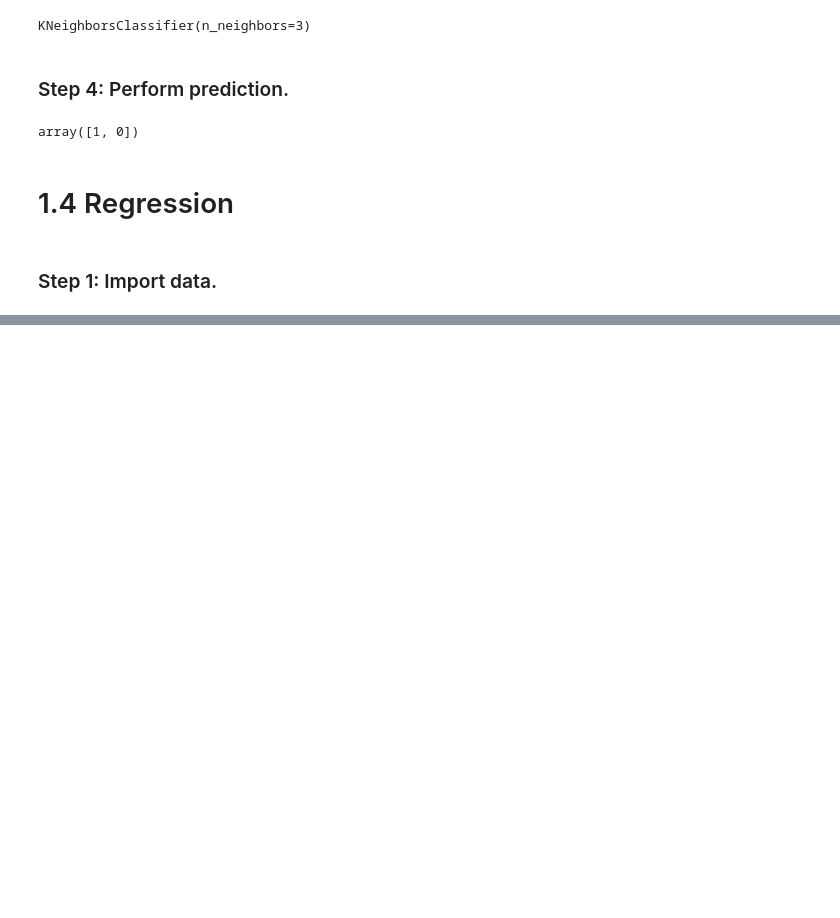
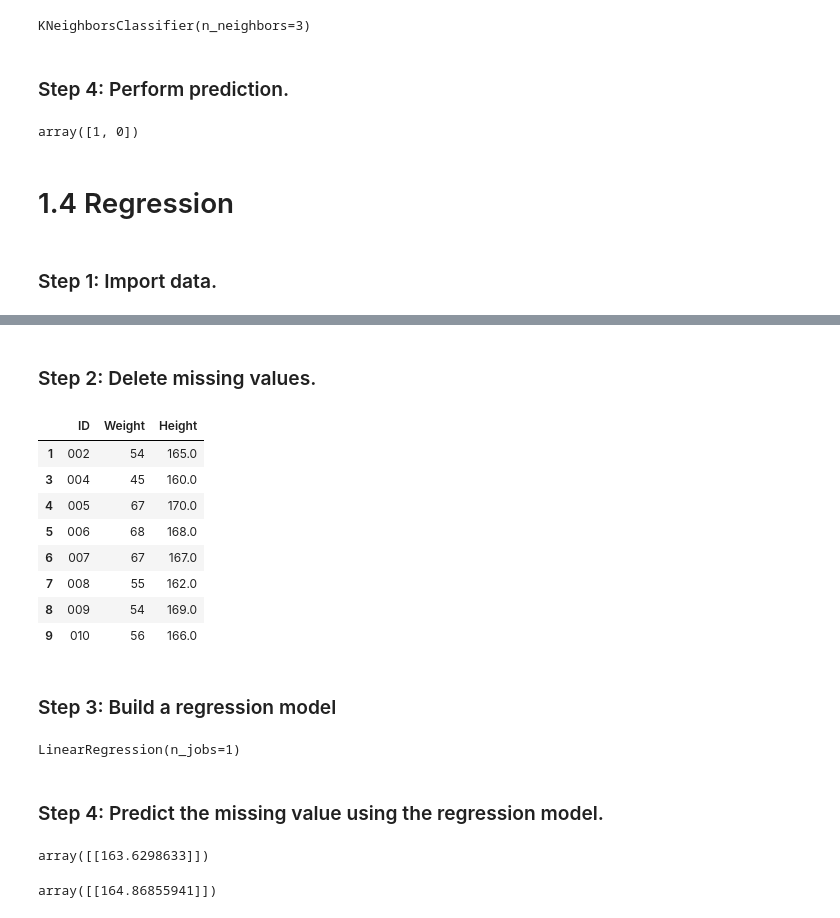
Before and after one commit to Temiloluwa-Oloye/Missing-Value-Processing, a Jupyter notebook: missing_value_processing.ipynb, the cells around one changed output, grey strips where cells are left out. Drawn from its saved outputs; the diff is of its cells as text; code cells hidden in the pictures; blank space fills up the shorter version.

```diff
--- a/missing_value_processing.ipynb
+++ b/missing_value_processing.ipynb
@@ -446,0 +469,36 @@ array([1, 0])
+# %% [markdown]
+### Step 2: Delete missing values. ###
+# %%
+sInfonew = sInfo.dropna(how='any', inplace=False)
+sInfonew
+# %% [output]
+|  | ID | Weight | Height |
+| 1 | 002 | 54 | 165.0 |
+| 3 | 004 | 45 | 160.0 |
+| 4 | 005 | 67 | 170.0 |
+| 5 | 006 | 68 | 168.0 |
+| 6 | 007 | 67 | 167.0 |
+| 7 | 008 | 55 | 162.0 |
+| 8 | 009 | 54 | 169.0 |
+| 9 | 010 | 56 | 166.0 |
+# %% [markdown]
+### Step 3: Build a regression model ###
+# %%
+# Build a regression model based on two variables.
+from sklearn.linear_model import LinearRegression
+model = LinearRegression(copy_X=True, fit_intercept=True, n_jobs=1)
+model.fit(sInfonew['Weight'].values.reshape(-1,1), sInfonew['Height'].values.reshape(-1,1))
+# %% [output]
+LinearRegression(n_jobs=1)
+# %% [markdown]
+### Step 4: Predict the missing value using the regression model. ###
+# %%
+y1 = model.predict([[51]])
+y1
+# %% [output]
+array([[163.6298633]])
+# %%
+y2 = model.predict([[55]])
+y2
+# %% [output]
+array([[164.86855941]])
```
Also changed, not shown: parts of 1 cell of this notebook.
